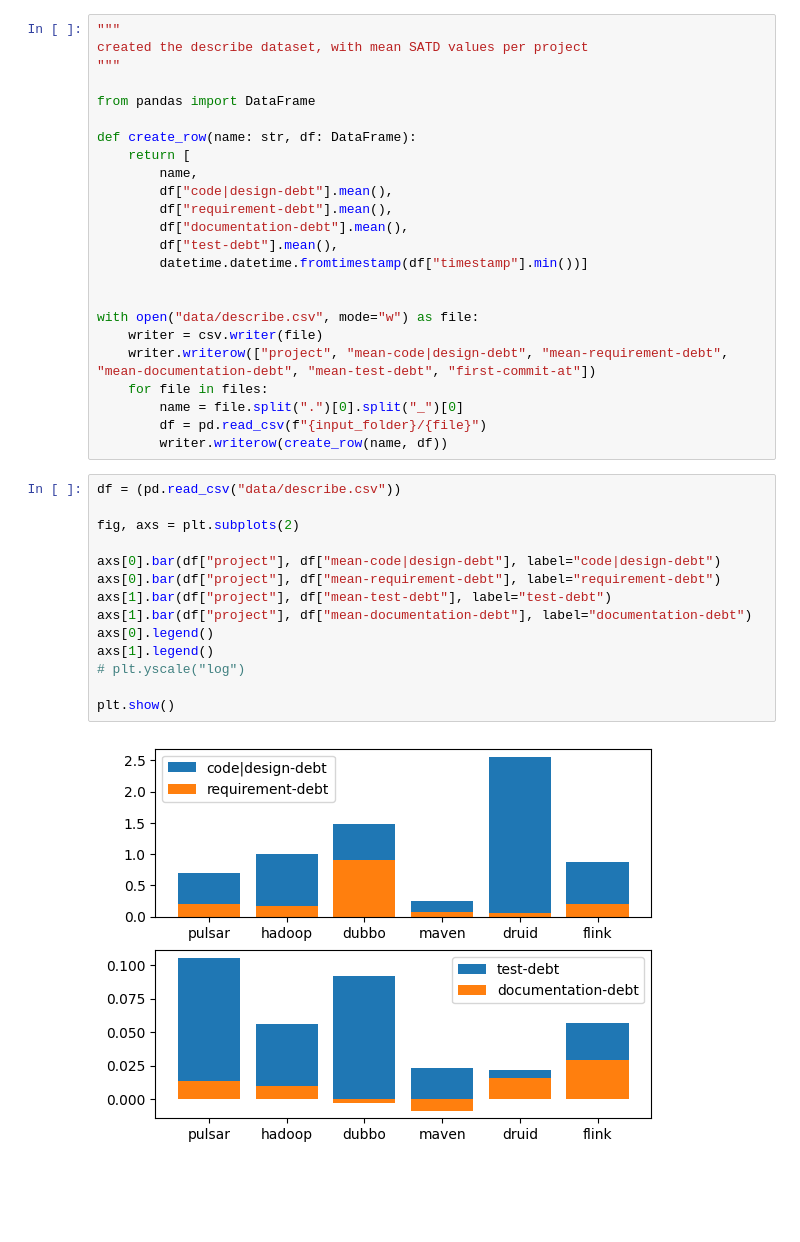
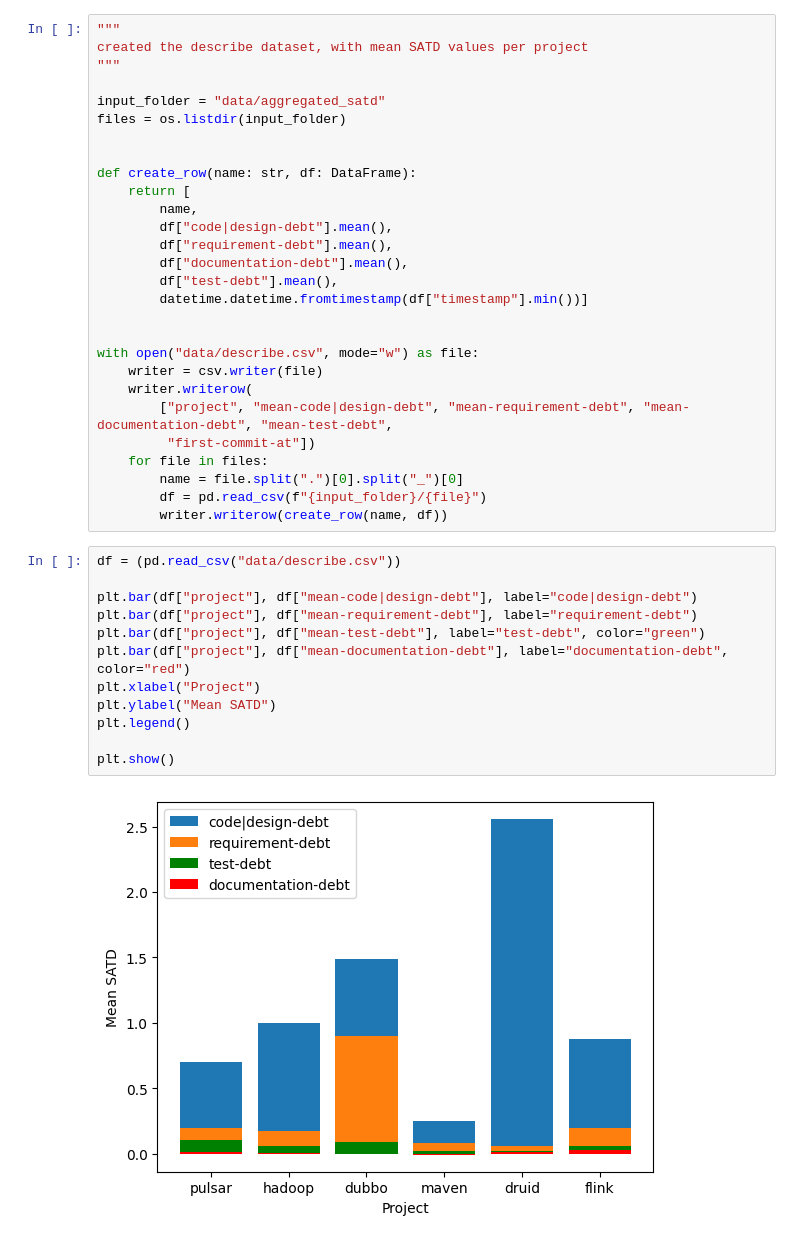
Before and after one commit to patricklindner/satd_finder, a Jupyter notebook: description.ipynb, the cells around one changed output. Drawn from its saved outputs; the diff is of its cells as text; blank space fills up the shorter version.

```diff
--- a/description.ipynb
+++ b/description.ipynb
@@ -13,7 +11,9 @@ files = os.listdir(input_folder)
 created the describe dataset, with mean SATD values per project
 """
 
-from pandas import DataFrame
+input_folder = "data/aggregated_satd"
+files = os.listdir(input_folder)
+
 
 def create_row(name: str, df: DataFrame):
     return [
@@ -27,7 +27,9 @@ def create_row(name: str, df: DataFrame):
 
 with open("data/describe.csv", mode="w") as file:
     writer = csv.writer(file)
-    writer.writerow(["project", "mean-code|design-debt", "mean-requirement-debt", "mean-documentation-debt", "mean-test-debt", "first-commit-at"])
+    writer.writerow(
+        ["project", "mean-code|design-debt", "mean-requirement-debt", "mean-documentation-debt", "mean-test-debt",
+         "first-commit-at"])
     for file in files:
         name = file.split(".")[0].split("_")[0]
         df = pd.read_csv(f"{input_folder}/{file}")
@@ -35,16 +37,14 @@ with open("data/describe.csv", mode="w") as file:
 # %%
 df = (pd.read_csv("data/describe.csv"))
 
-fig, axs = plt.subplots(2)
-
-axs[0].bar(df["project"], df["mean-code|design-debt"], label="code|design-debt")
-axs[0].bar(df["project"], df["mean-requirement-debt"], label="requirement-debt")
-axs[1].bar(df["project"], df["mean-test-debt"], label="test-debt")
-axs[1].bar(df["project"], df["mean-documentation-debt"], label="documentation-debt")
-axs[0].legend()
-axs[1].legend()
-# plt.yscale("log")
+plt.bar(df["project"], df["mean-code|design-debt"], label="code|design-debt")
+plt.bar(df["project"], df["mean-requirement-debt"], label="requirement-debt")
+plt.bar(df["project"], df["mean-test-debt"], label="test-debt", color="green")
+plt.bar(df["project"], df["mean-documentation-debt"], label="documentation-debt", color="red")
+plt.xlabel("Project")
+plt.ylabel("Mean SATD")
+plt.legend()
 
 plt.show()
 # %% [output]
-[figure, old version]
+[figure, new version]
```
Also changed, not shown: parts of 4 cells of this notebook, 23 other files.
